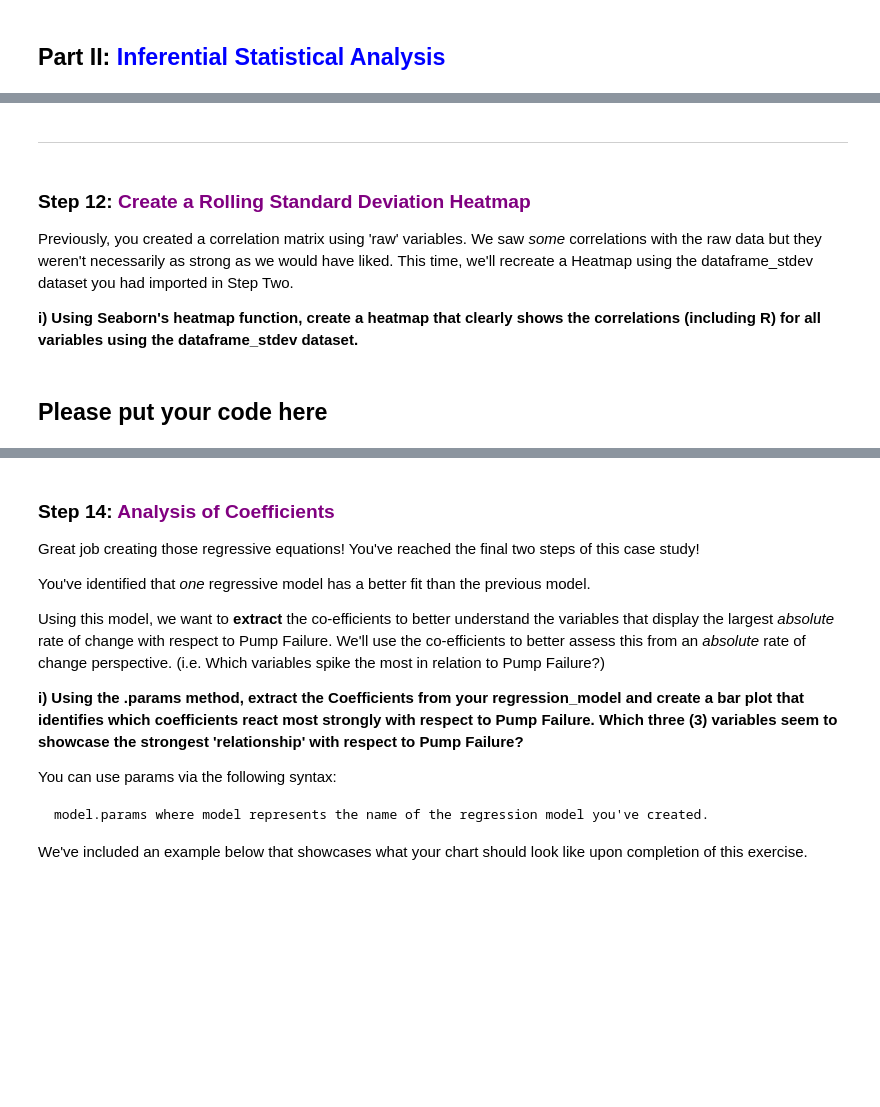
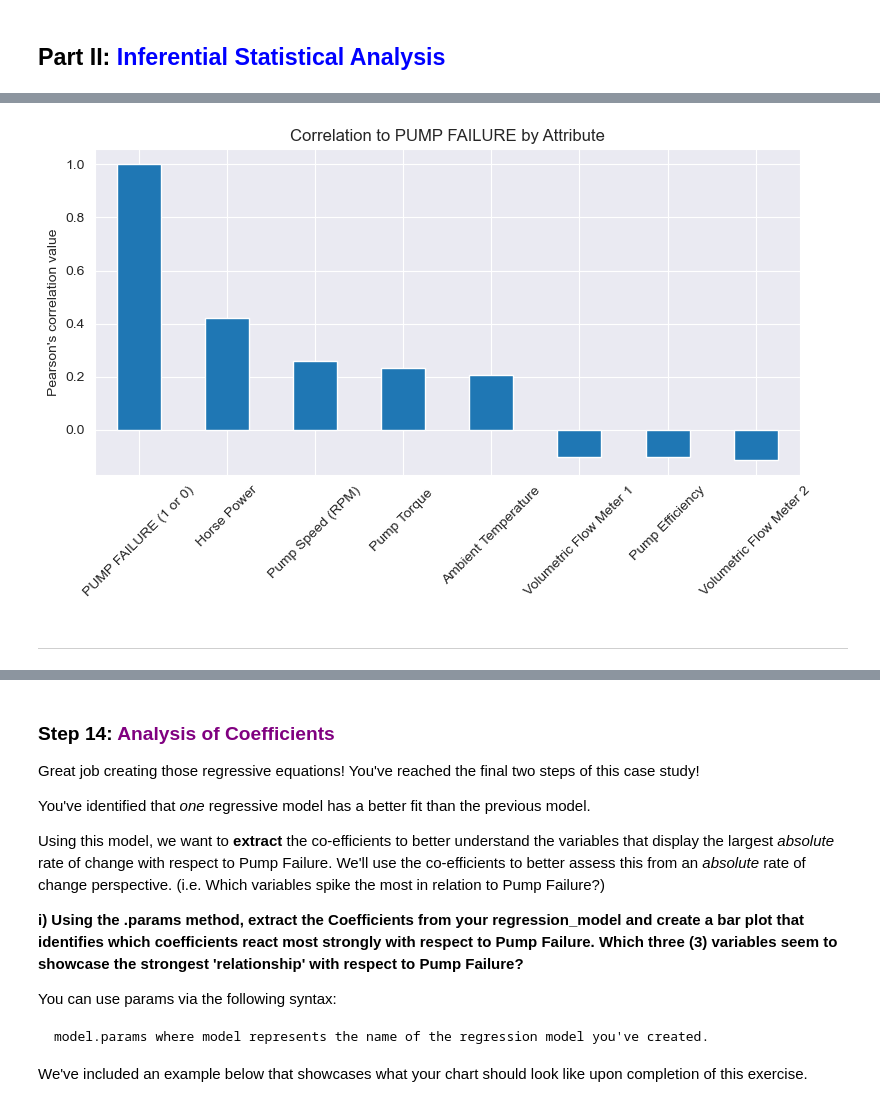
Before and after one commit to zeiglerg41/Python, a Jupyter notebook: Southern_Water_Corp_OLS_Case_Study_Student_Facing_160221.ipynb, the cells around one changed output, grey strips where cells are left out. Saved outputs shown, nothing was run; the diff lists cells and outputs as text; code cells hidden in the pictures; blank space fills up the shorter version.

```diff
--- a/Southern_Water_Corp_OLS_Case_Study_Student_Facing_160221.ipynb
+++ b/Southern_Water_Corp_OLS_Case_Study_Student_Facing_160221.ipynb
@@ -351,9 +336,16 @@ With this hint in mind, you should be able to **select the relevant column of in
+# %%
+# Sort the corr matrix value sfor the PUMP FAILURE column
+sorted_corr = corr_matrix['PUMP FAILURE (1 or 0)'].sort_values(ascending = False)
+# %%
+# Plot the correlation values for PUMP FAILURE by attribute
+plt.figure(figsize = (8,5))
+sorted_corr.plot(kind = 'bar')
+plt.title('Correlation to PUMP FAILURE by Attribute')
+plt.ylabel("Pearson's correlation value")
+plt.xticks(rotation = 45)
+plt.tight_layout()
+plt.show()
+# %% [output]
+[figure, added]
 # %% [markdown]
 ---
-# %% [markdown]
-### Step 12: <span style="color:purple">Create a Rolling Standard Deviation Heatmap</span>
-Previously, you created a correlation matrix using 'raw' variables. We saw *some* correlations with the raw data but they weren't necessarily as strong as we would have liked. This time, we'll recreate a Heatmap using the dataframe_stdev dataset you had imported in Step Two.
-
-<b> i) Using Seaborn's heatmap function, create a heatmap that clearly shows the correlations (including R) for all variables using the dataframe_stdev dataset. </b>
-# %% [markdown]
-## Please put your code here
```
Also changed, not shown: parts of 64 cells of this notebook.
